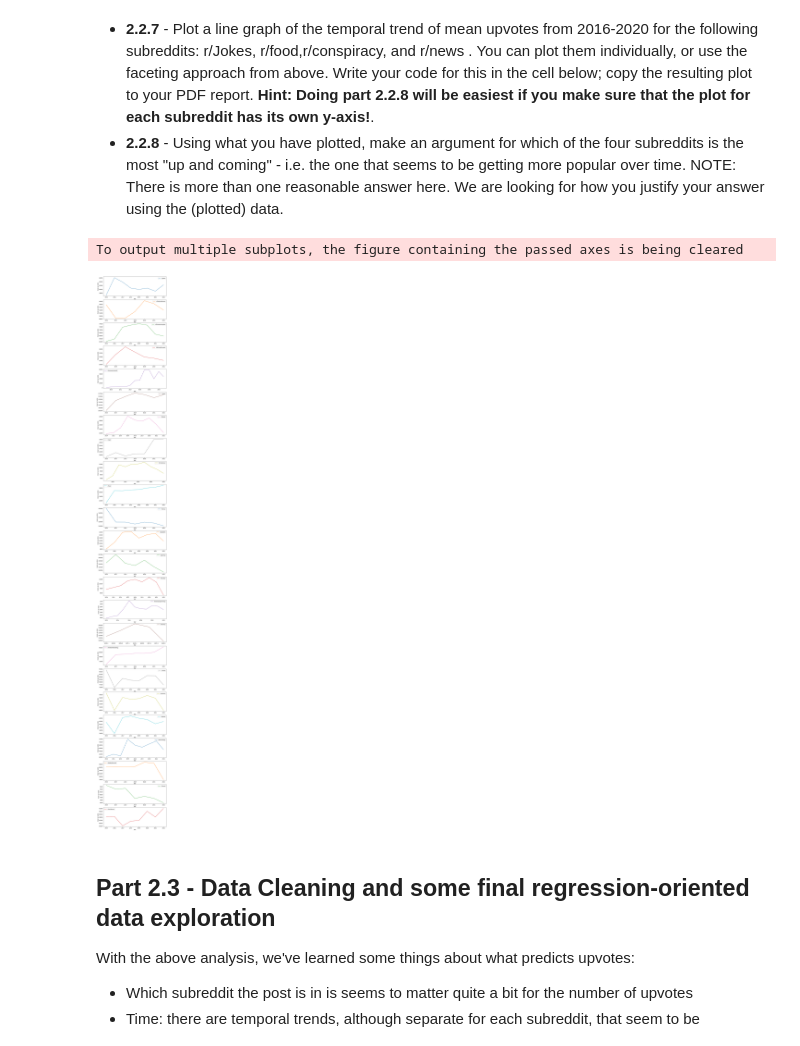
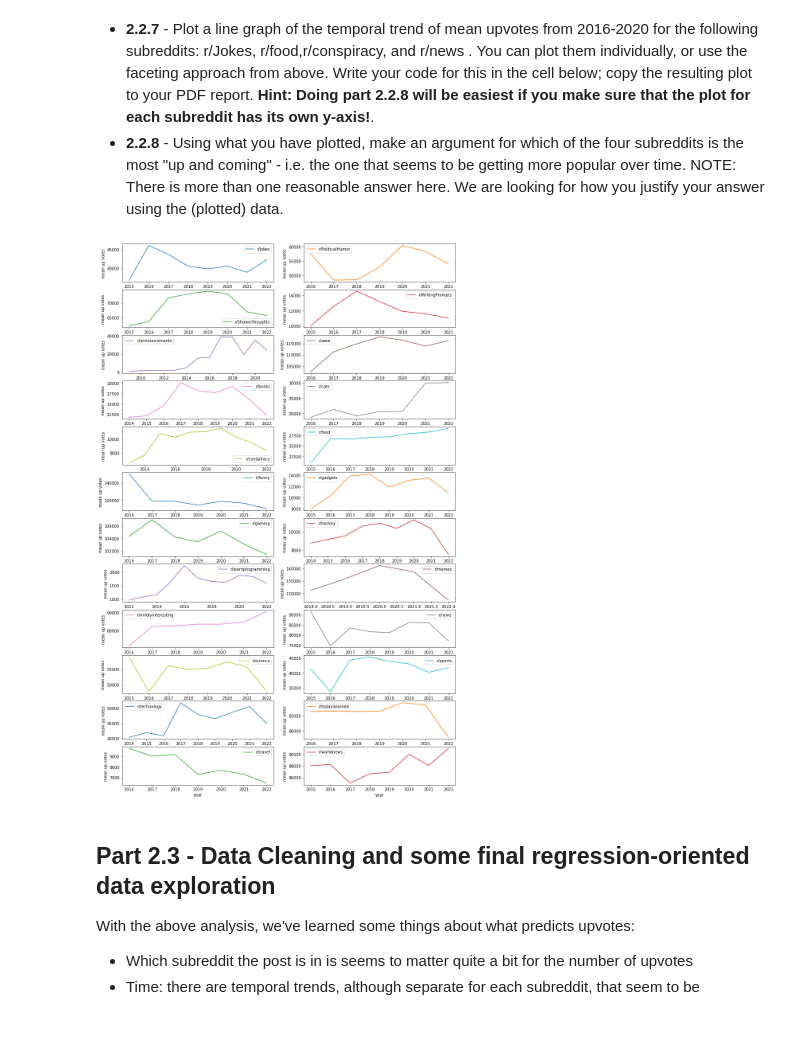
Before and after one commit to IAM-RAAVAAN/ml-project, a Jupyter notebook: assignment_1_474_s22_working.ipynb, the cells around one changed output. Cells and saved outputs as stored; diff of their text form; code cells hidden in the pictures.

```diff
--- a/assignment_1_474_s22_working.ipynb
+++ b/assignment_1_474_s22_working.ipynb
@@ -444,15 +444,14 @@ filter.groupby('year').mean()
 # %%
 # Code for 2.2.7 here
 import seaborn
-fig, ax = plt.subplots(figsize=(10,90))
+fig, ax = plt.subplots(12,2,figsize=(15,25))
 flat=part2_data.groupby(['year','subreddit_name_prefixed']).mean()['ups'].unstack().plot(ax=ax,subplots=True)
 
 for ax in flat.flatten():
 
     ax.set_ylabel("mean up votes ")
 # %% [output]
-To output multiple subplots, the figure containing the passed axes is being cleared
-[figure, old version]
+[figure, new version]
 # %% [markdown]
 ## Part 2.3 - Data Cleaning and some final regression-oriented data exploration
 
```
Also changed, not shown: 3 other files.
